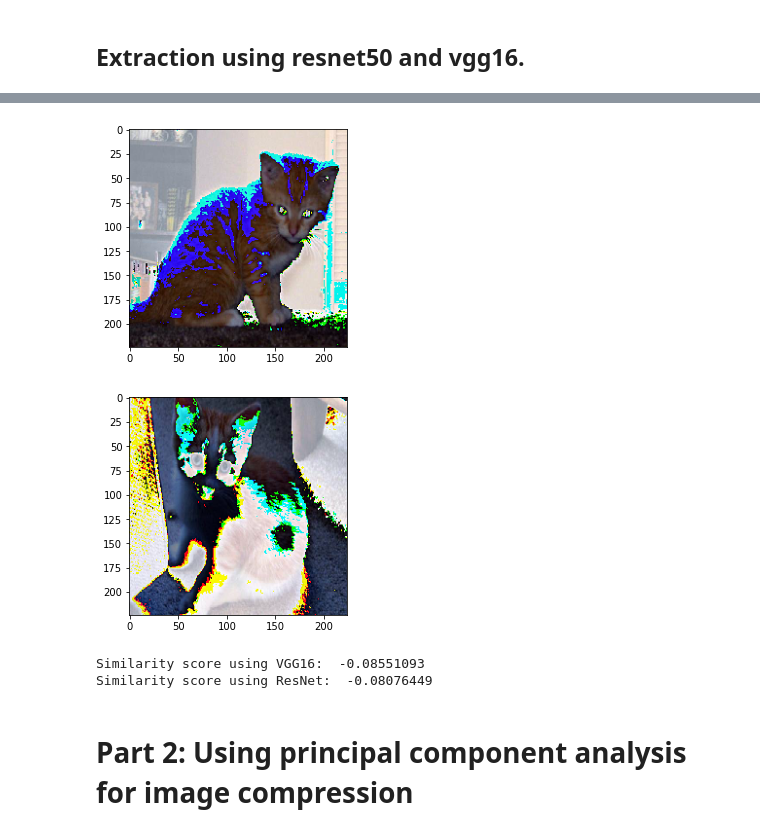
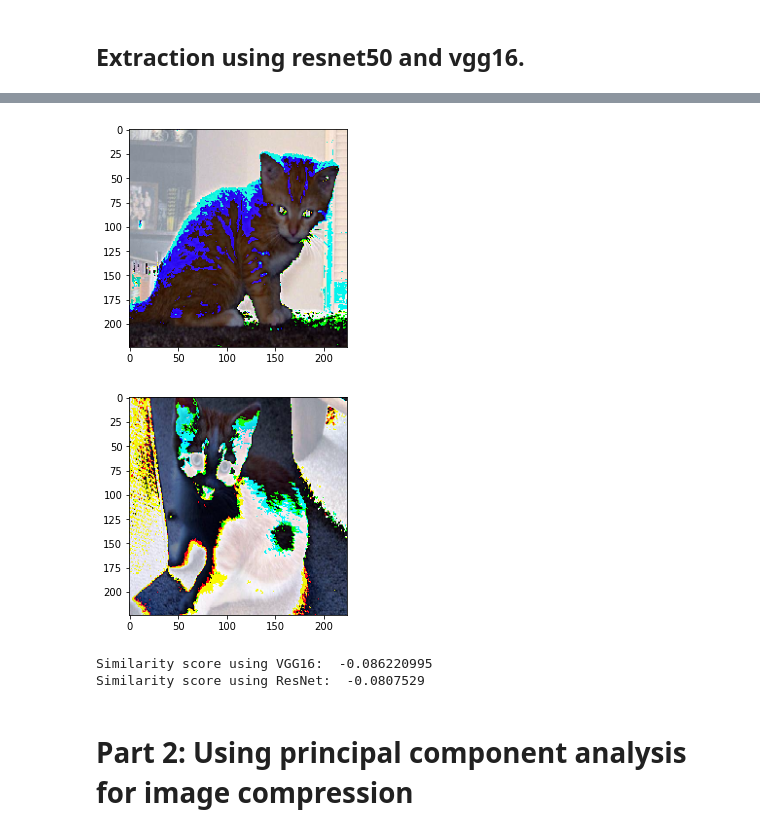
Before and after one commit to yugant10-commits/LF-Project-5, a Jupyter notebook: image_similarity.ipynb, the cells around one changed output, grey strips where cells are left out. Saved outputs shown, nothing was run; the diff lists cells and outputs as text; code cells hidden in the pictures.

```diff
--- a/image_similarity.ipynb
+++ b/image_similarity.ipynb
@@ -25,7 +17,7 @@ To enable them in other operations, rebuild TensorFlow with the appropriate comp
 # %%
 img1 = load_img('pictures/cat.4003.jpg',target_size=(224,224))
 img3 = load_img('pictures/cat.4161.jpg',target_size=(224,224))
-images = [img1,img3]
+image_list = [img1,img3]
 # %% [markdown]
 # Applying functions
 # %% [markdown]
@@ -36,8 +26,12 @@ image_in_array = image_to_array(images)
+# %%
+array_image = []
+for item in image_list:
+    array_image.append(img_to_array(item))
 # %% [markdown]
 ## Processing images
 Input processing is done by the models input processor.
 # %%
-processed_image = process_image(image_in_array)
+processed_image = process_image(array_image)
 # %% [markdown]
 ## Extraction using resnet50 and vgg16.
 # %%
@@ -49,14 +46,14 @@ info_extractedrs = extract_information_res(processed_image)
 # %%
 similarity_score_vg = calculate_similarity(info_extracted)
 similarity_score_res = calculate_similarity(info_extractedrs)
-plot_picture(image_in_array)
+plot_picture(array_image)
 print("Similarity score using VGG16: ",similarity_score_vg)
 print("Similarity score using ResNet: ",similarity_score_res)
 # %% [output]
-[figure, old version]
+[figure, new version]
-[figure, old version]
+[figure, new version]
-Similarity score using VGG16:  -0.08551093
-Similarity score using ResNet:  -0.08076449
+Similarity score using VGG16:  -0.086220995
+Similarity score using ResNet:  -0.0807529
 # %% [markdown]
 # Part 2: Using principal component analysis for image compression
 # %% [markdown]
```
Also changed, not shown: parts of 8 cells of this notebook, 1 other file.
